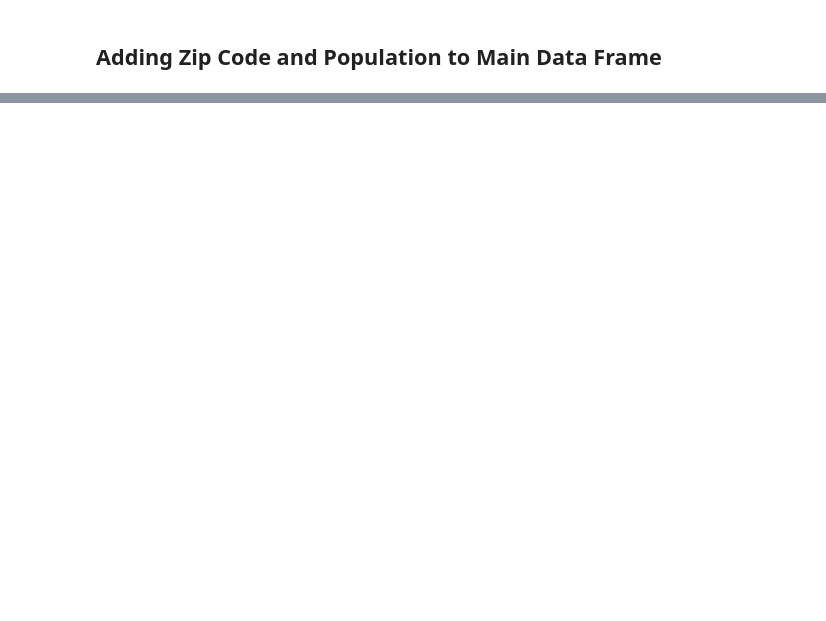
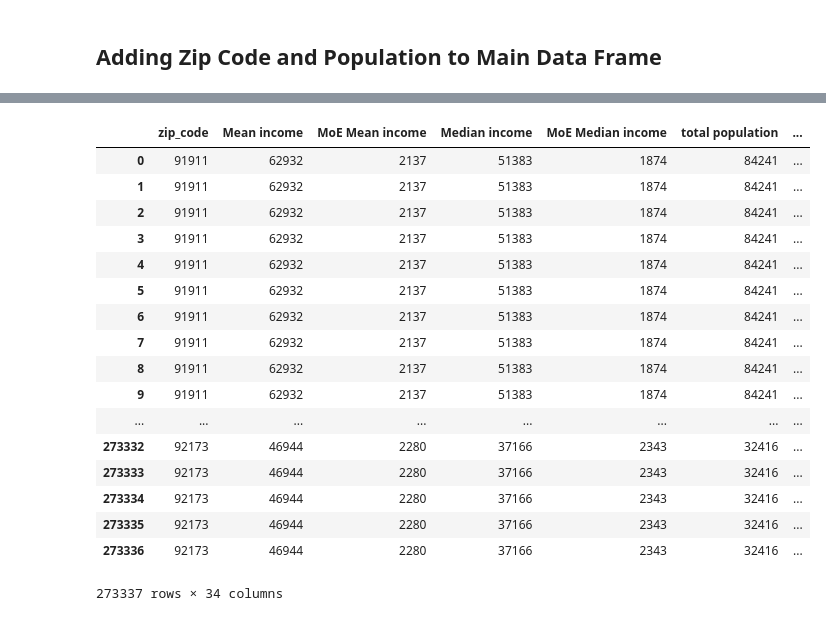
Before and after one commit to farhadOmidvar/311-San-Diego, a Jupyter notebook: notebooks/zip_code_pop/lat_long_zip_code.ipynb, the cells around one changed output, grey strips where cells are left out. Saved outputs shown, nothing was run; the diff lists cells and outputs as text; code cells hidden in the pictures; blank space fills up the shorter version.

```diff
--- a/notebooks/zip_code_pop/lat_long_zip_code.ipynb
+++ b/notebooks/zip_code_pop/lat_long_zip_code.ipynb
@@ -145,3 +147,11 @@ population              249293
 dtype: int64
 # %%
 san_diego_311_df.to_csv(os.path.join('..','..','data','clean_san_diego_zip_code.csv'))
+# %%
+zip_pop_path = os.path.join('..','..','data','census_population_by_zip.csv')
+zip_pop_df = pd.read_csv(zip_pop_path)
+# %%
+zip_pop_df = zip_pop_df[zip_pop_df.zip_code.isin(zip_code_list)]
+
+zip_pop_df.reset_index(inplace=True,drop=True)
+zip_pop_df
@@ -147,0 +178,3 @@ san_diego_311_df.to_csv(os.path.join('..','..','data','clean_san_diego_zip_code.
+# %%
+san_diego_311_df = pd.merge(zip_pop_df,san_diego_311_df,how="outer",on='zip_code')
+san_diego_311_df
@@ -147,0 +200,22 @@ san_diego_311_df.to_csv(os.path.join('..','..','data','clean_san_diego_zip_code.
+# %%
+san_diego_311_df = pd.merge(zip_df,san_diego_311_df,how="outer",on='zip_code')
+san_diego_311_df
+# %% [output]
+|  | zip_code | Mean income | MoE Mean income | Median income | MoE Median income | total population | ... |
+| 0 | 91911 | 62932 | 2137 | 51383 | 1874 | 84241 | ... |
+| 1 | 91911 | 62932 | 2137 | 51383 | 1874 | 84241 | ... |
+| 2 | 91911 | 62932 | 2137 | 51383 | 1874 | 84241 | ... |
+| 3 | 91911 | 62932 | 2137 | 51383 | 1874 | 84241 | ... |
+| 4 | 91911 | 62932 | 2137 | 51383 | 1874 | 84241 | ... |
+| 5 | 91911 | 62932 | 2137 | 51383 | 1874 | 84241 | ... |
+| 6 | 91911 | 62932 | 2137 | 51383 | 1874 | 84241 | ... |
+| 7 | 91911 | 62932 | 2137 | 51383 | 1874 | 84241 | ... |
+| 8 | 91911 | 62932 | 2137 | 51383 | 1874 | 84241 | ... |
+| 9 | 91911 | 62932 | 2137 | 51383 | 1874 | 84241 | ... |
+| ... | ... | ... | ... | ... | ... | ... | ... |
+| 273332 | 92173 | 46944 | 2280 | 37166 | 2343 | 32416 | ... |
+| 273333 | 92173 | 46944 | 2280 | 37166 | 2343 | 32416 | ... |
+| 273334 | 92173 | 46944 | 2280 | 37166 | 2343 | 32416 | ... |
+| 273335 | 92173 | 46944 | 2280 | 37166 | 2343 | 32416 | ... |
+| 273336 | 92173 | 46944 | 2280 | 37166 | 2343 | 32416 | ... |
+273337 rows × 34 columns
```
Also changed, not shown: parts of 14 cells of this notebook, 4 other files.
